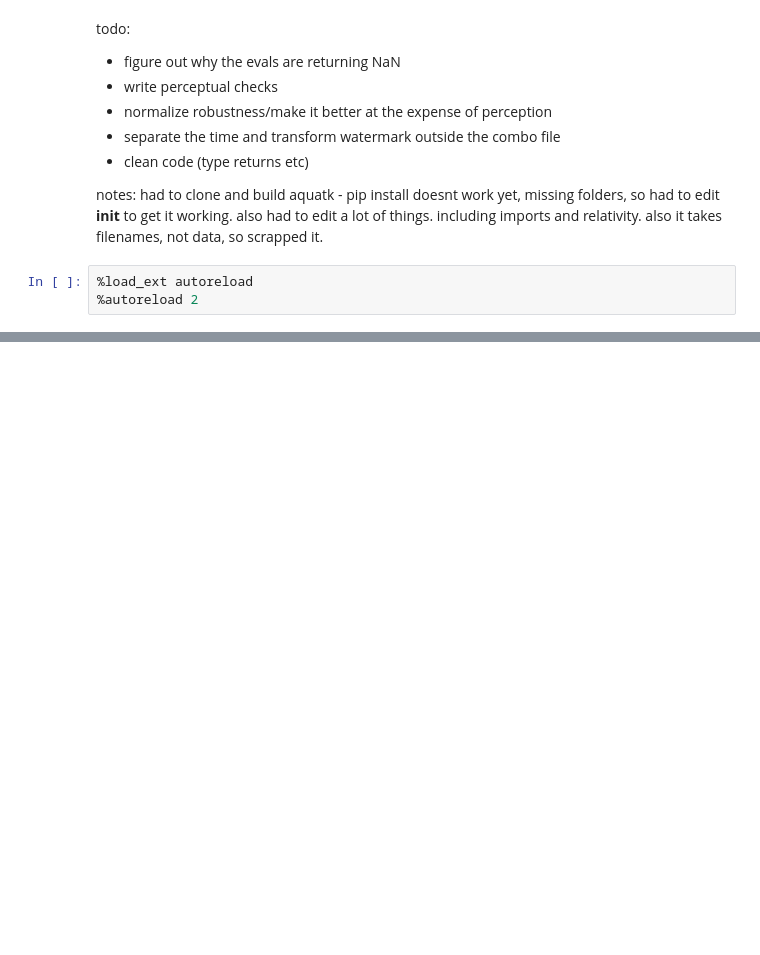
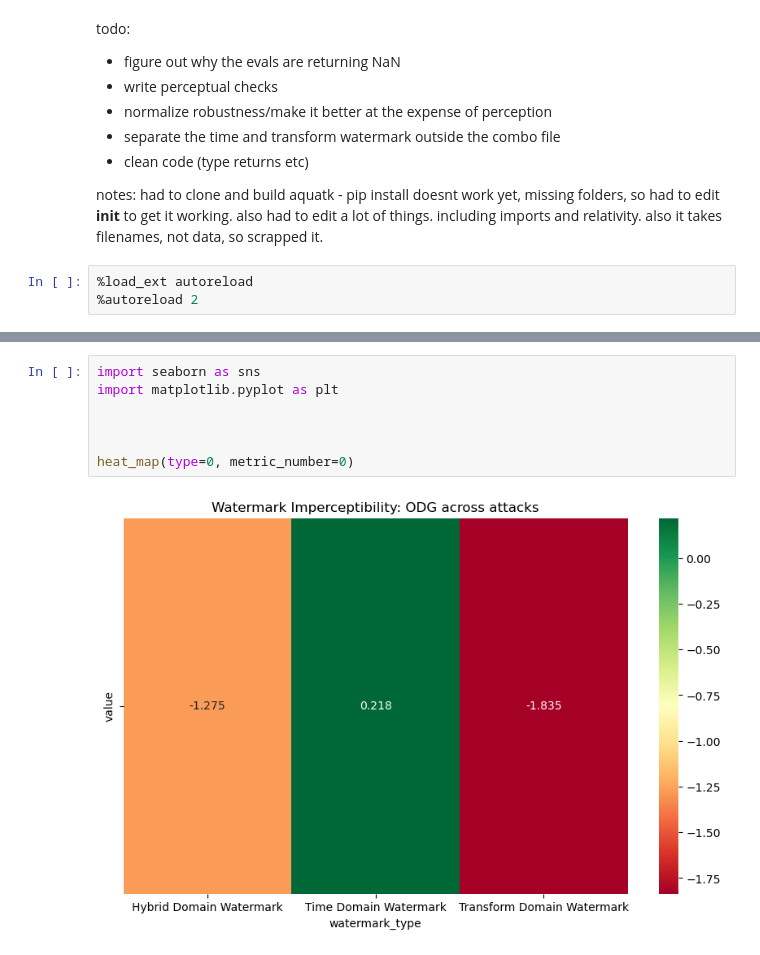
Before and after one commit to ciaraou/hybrid_audio_watermark, a Jupyter notebook: evaluate_watermarks.ipynb, the cells around one changed output, grey strips where cells are left out. Drawn from its saved outputs; the diff is of its cells as text; blank space fills up the shorter version.

```diff
--- a/evaluate_watermarks.ipynb
+++ b/evaluate_watermarks.ipynb
@@ -373,0 +600,9 @@ plt.show()
+# %%
+import seaborn as sns
+import matplotlib.pyplot as plt
+
+
+
+heat_map(type=0, metric_number=0)
+# %% [output]
+[figure, added]
```
Also changed, not shown: parts of 31 cells of this notebook, 9 other files.
